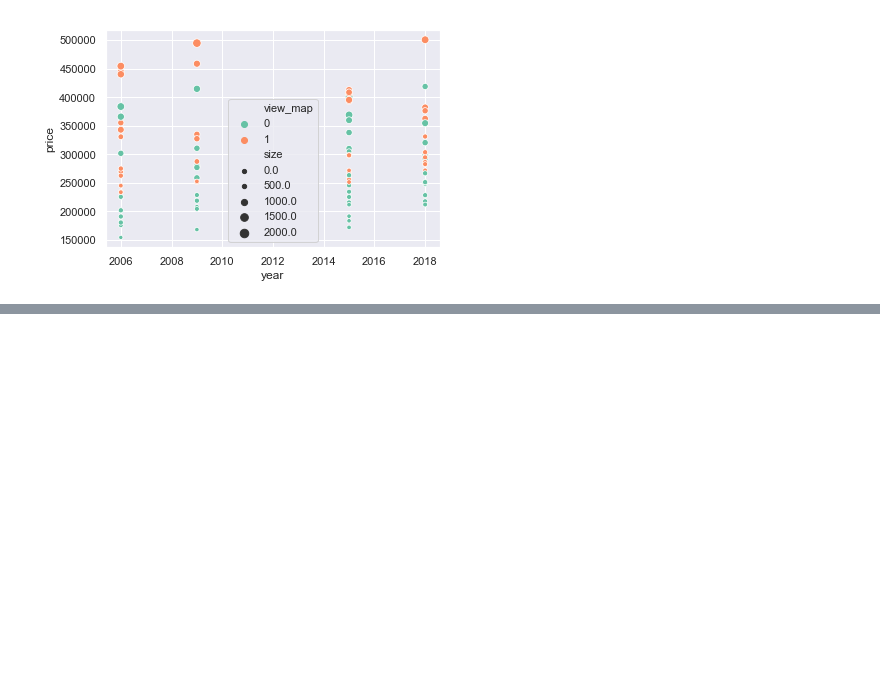
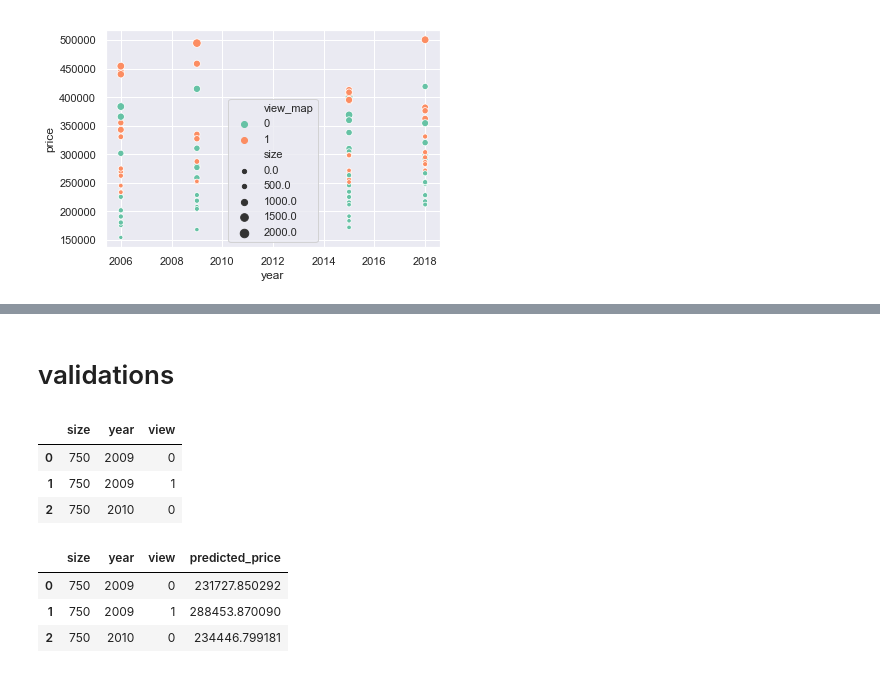
Before and after one commit to tansudasli/analytics-sandbox, a Jupyter notebook: real_estate_lineer_regression.ipynb, the cells around one changed output, grey strips where cells are left out. Drawn from its saved outputs; the diff is of its cells as text; code cells hidden in the pictures; blank space fills up the shorter version.

```diff
--- a/real_estate_lineer_regression.ipynb
+++ b/real_estate_lineer_regression.ipynb
@@ -92,0 +67,4 @@ sns.lmplot(x="size", y="price", col='view', data=data);
+# %%
+scaler = StandardScaler()
+
+scaler.fit(x)
@@ -92,0 +73,4 @@ sns.lmplot(x="size", y="price", col='view', data=data);
+# %%
+x_scaled = scaler.transform(x)
+
+x_scaled[0:3]
@@ -92,0 +83,6 @@ sns.lmplot(x="size", y="price", col='view', data=data);
+# %%
+# do regression w/ default settings, copy_X, fit_intercept, n_jobs, normalize
+
+reg = LinearRegression()
+
+reg.fit(x_scaled, y)
@@ -92,0 +112,24 @@ sns.lmplot(x="size", y="price", col='view', data=data);
+# %% [markdown]
+# validations
+# %%
+
+test_data = pd.DataFrame(data=[[750,2009,0],
+                               [750,2009,1],
+                               [750,2010,0]],
+                         columns=['size', 'year', 'view'])
+
+test_data
+# %% [output]
+|  | size | year | view |
+| 0 | 750 | 2009 | 0 |
+| 1 | 750 | 2009 | 1 |
+| 2 | 750 | 2010 | 0 |
+# %%
+test_data['predicted_price'] = reg.predict(scaler.transform(test_data))
+
+test_data
+# %% [output]
+|  | size | year | view | predicted_price |
+| 0 | 750 | 2009 | 0 | 231727.850292 |
+| 1 | 750 | 2009 | 1 | 288453.870090 |
+| 2 | 750 | 2010 | 0 | 234446.799181 |
```
Also changed, not shown: parts of 16 cells of this notebook.
